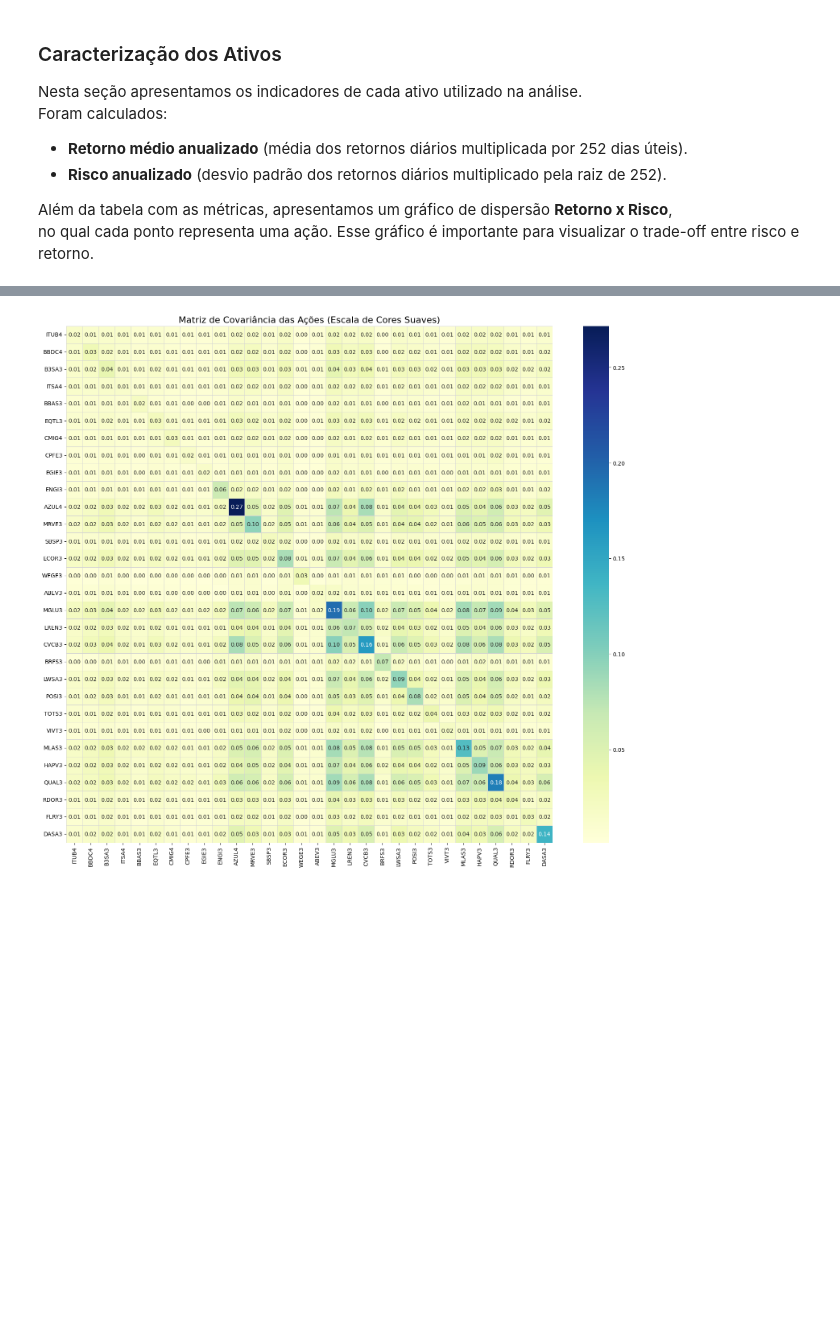
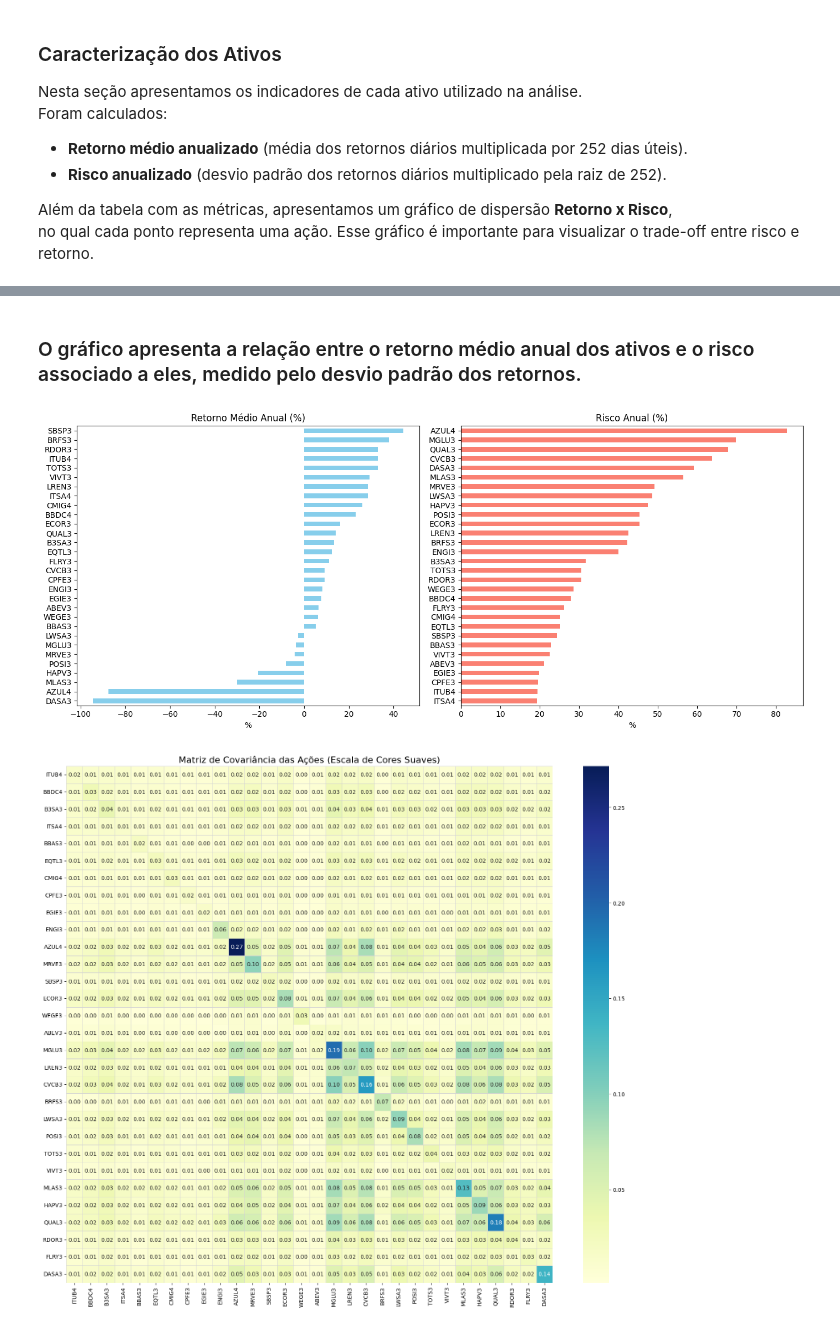
Before and after one commit to mcarolina2/PyPortfolio, a Jupyter notebook: pyportifolio.ipynb, the cells around one changed output, grey strips where cells are left out. Saved outputs shown, nothing was run; the diff lists cells and outputs as text; code cells hidden in the pictures; blank space fills up the shorter version.

```diff
--- a/pyportifolio.ipynb
+++ b/pyportifolio.ipynb
@@ -237,3 +257,22 @@ plt.show()
+# %% [markdown]
+### O gráfico apresenta a relação entre o retorno médio anual dos ativos e o risco associado a eles, medido pelo desvio padrão dos retornos.
+# %%
+fig, axes = plt.subplots(1, 2, figsize=(14,6))
+
+# Gráfico de barras - Retorno Médio
+df_resumo["Retorno Médio Anual (%)"].sort_values().plot(kind="barh", ax=axes[0], color="skyblue")
+axes[0].set_title("Retorno Médio Anual (%)")
+axes[0].set_xlabel("%")
+
+# Gráfico de barras - Risco
+df_resumo["Risco Anual (%)"].sort_values().plot(kind="barh", ax=axes[1], color="salmon")
+axes[1].set_title("Risco Anual (%)")
+axes[1].set_xlabel("%")
+
+plt.tight_layout()
+plt.show()
+# %% [output]
+[figure, added]
 # %%
 # --- Adicionando a Matriz de Variância e Covariância (Heatmap) com cores mais suaves ---
 import seaborn as sns
```
Also changed, not shown: parts of 3 cells of this notebook, 2 other files.
